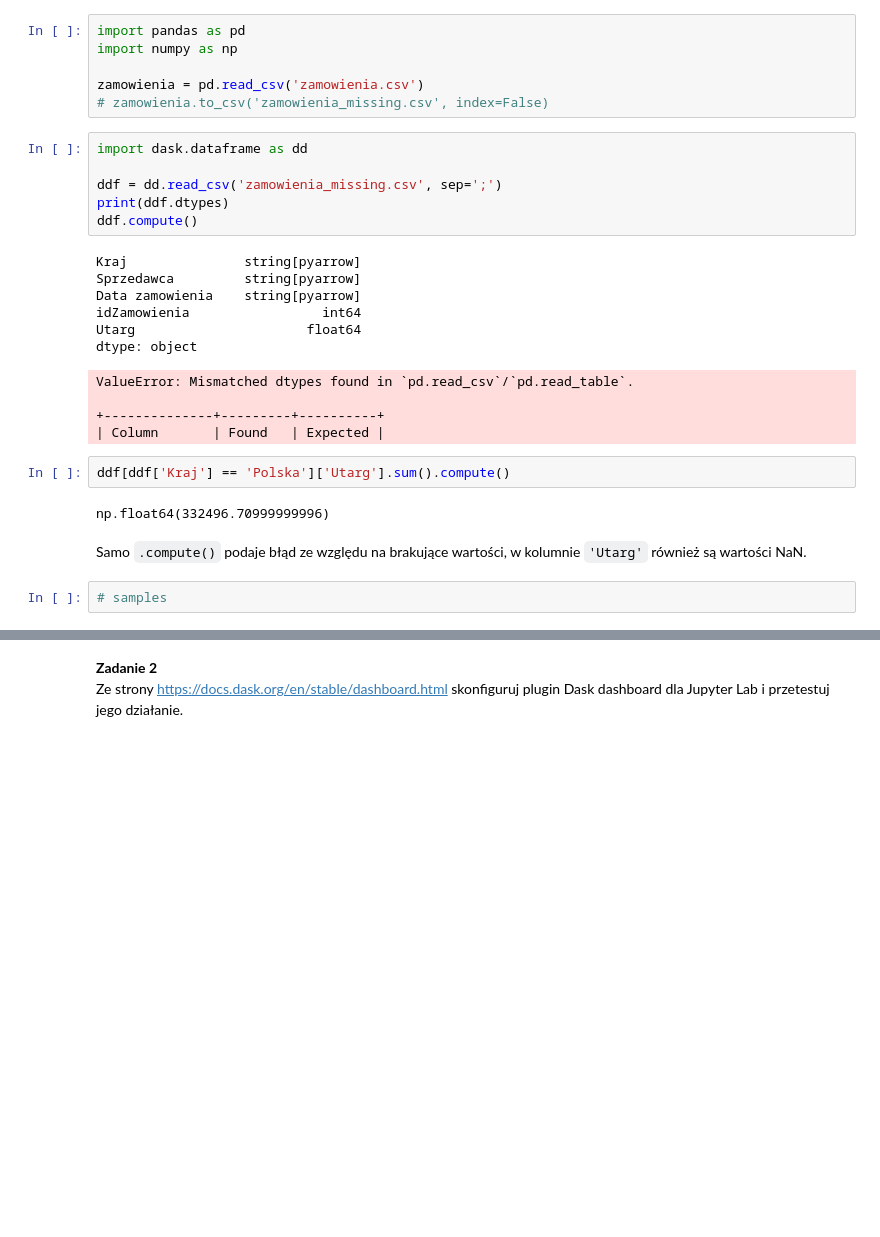
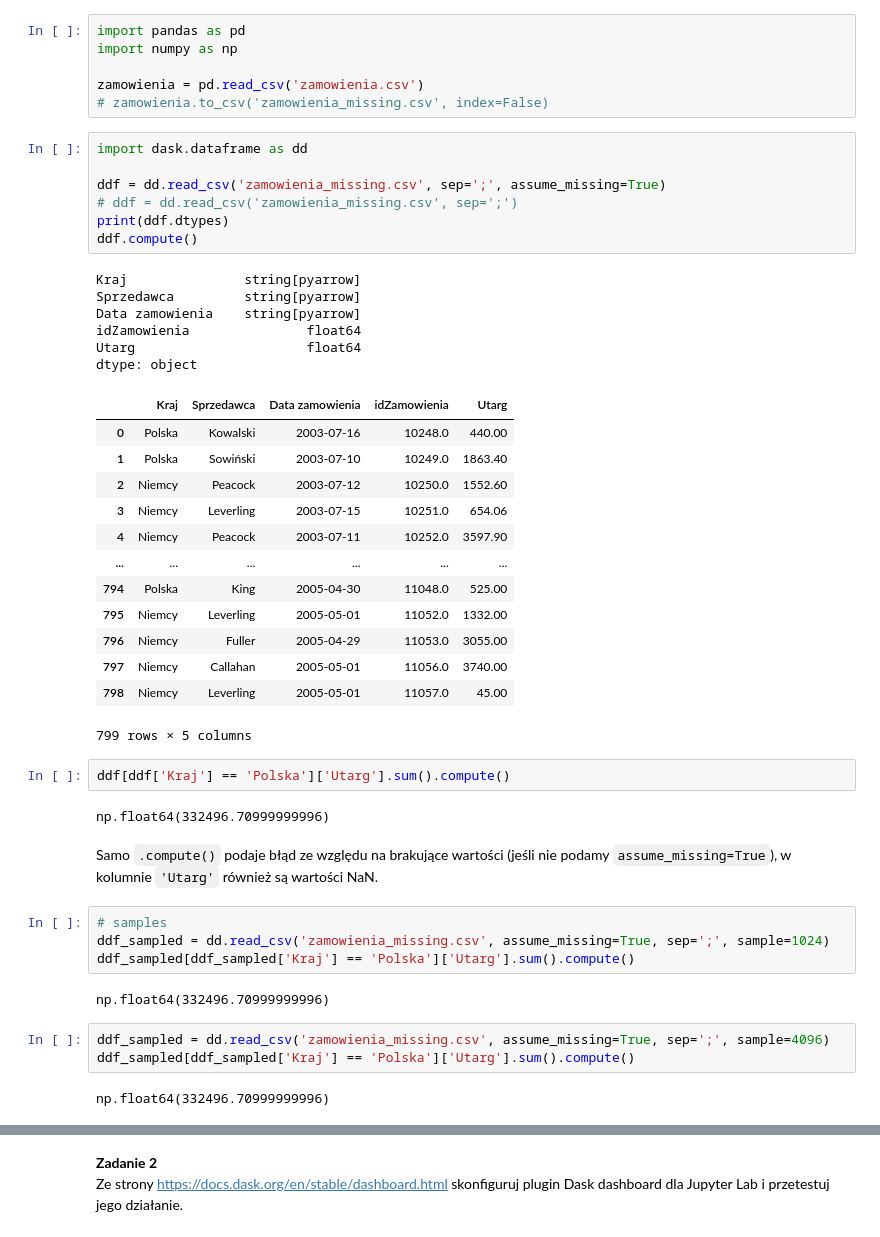
Before and after one commit to kryzin/analiza_duzych_zbiorow_danych, a Jupyter notebook: lab02/lab02.ipynb, the cells around one changed output, grey strips where cells are left out. Saved outputs shown, nothing was run; the diff lists cells and outputs as text; blank space fills up the shorter version.

```diff
--- a/lab02/lab02.ipynb
+++ b/lab02/lab02.ipynb
@@ -10,25 +10,44 @@ zamowienia = pd.read_csv('zamowienia.csv')
 # %%
 import dask.dataframe as dd
 
-ddf = dd.read_csv('zamowienia_missing.csv', sep=';')
+ddf = dd.read_csv('zamowienia_missing.csv', sep=';', assume_missing=True)
+# ddf = dd.read_csv('zamowienia_missing.csv', sep=';')
 print(ddf.dtypes)
 ddf.compute()
 # %% [output]
 Kraj               string[pyarrow]
 Sprzedawca         string[pyarrow]
 Data zamowienia    string[pyarrow]
-idZamowienia                 int64
+idZamowienia               float64
 Utarg                      float64
 dtype: object
+|  | Kraj | Sprzedawca | Data zamowienia | idZamowienia | Utarg |
+| 0 | Polska | Kowalski | 2003-07-16 | 10248.0 | 440.00 |
+| 1 | Polska | Sowiński | 2003-07-10 | 10249.0 | 1863.40 |
+| 2 | Niemcy | Peacock | 2003-07-12 | 10250.0 | 1552.60 |
+| 3 | Niemcy | Leverling | 2003-07-15 | 10251.0 | 654.06 |
+| 4 | Niemcy | Peacock | 2003-07-11 | 10252.0 | 3597.90 |
+| ... | ... | ... | ... | ... | ... |
+| 794 | Polska | King | 2005-04-30 | 11048.0 | 525.00 |
+| 795 | Niemcy | Leverling | 2005-05-01 | 11052.0 | 1332.00 |
+| 796 | Niemcy | Fuller | 2005-04-29 | 11053.0 | 3055.00 |
+| 797 | Niemcy | Callahan | 2005-05-01 | 11056.0 | 3740.00 |
+| 798 | Niemcy | Leverling | 2005-05-01 | 11057.0 | 45.00 |
-ValueError: Mismatched dtypes found in `pd.read_csv`/`pd.read_table`.
-
-+--------------+---------+----------+
-| Column       | Found   | Expected |
+799 rows × 5 columns
 # %%
 ddf[ddf['Kraj'] == 'Polska']['Utarg'].sum().compute()
 # %% [output]
 np.float64(332496.70999999996)
 # %% [markdown]
-Samo `.compute()` podaje błąd ze względu na brakujące wartości, w kolumnie `'Utarg'` również są wartości NaN.
+Samo `.compute()` podaje błąd ze względu na brakujące wartości (jeśli nie podamy `assume_missing=True`), w kolumnie `'Utarg'` również są wartości NaN.
-# %%
-# samples
+# %%
+# samples
+ddf_sampled = dd.read_csv('zamowienia_missing.csv', assume_missing=True, sep=';', sample=1024)
+ddf_sampled[ddf_sampled['Kraj'] == 'Polska']['Utarg'].sum().compute()
+# %% [output]
+np.float64(332496.70999999996)
+# %%
+ddf_sampled = dd.read_csv('zamowienia_missing.csv', assume_missing=True, sep=';', sample=4096)
+ddf_sampled[ddf_sampled['Kraj'] == 'Polska']['Utarg'].sum().compute()
+# %% [output]
+np.float64(332496.70999999996)
```
Also changed, not shown: parts of 12 cells of this notebook, 1 other file.
